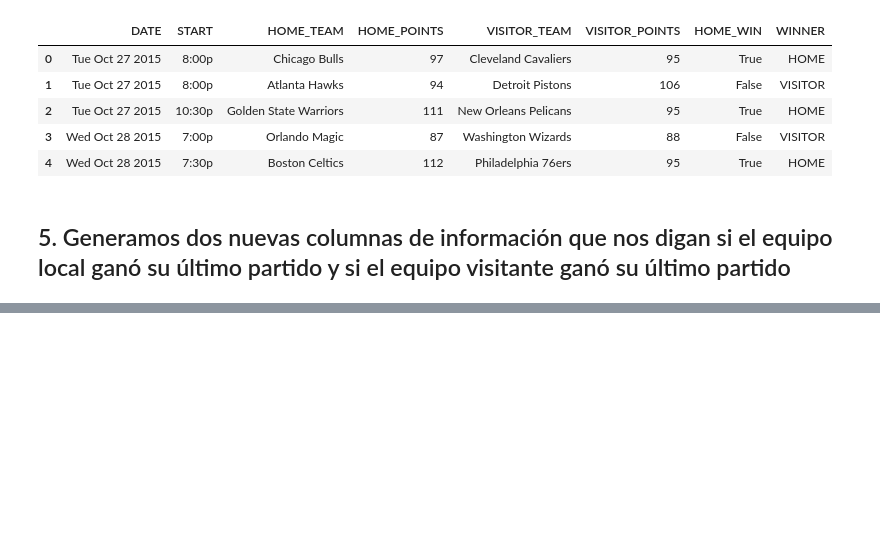
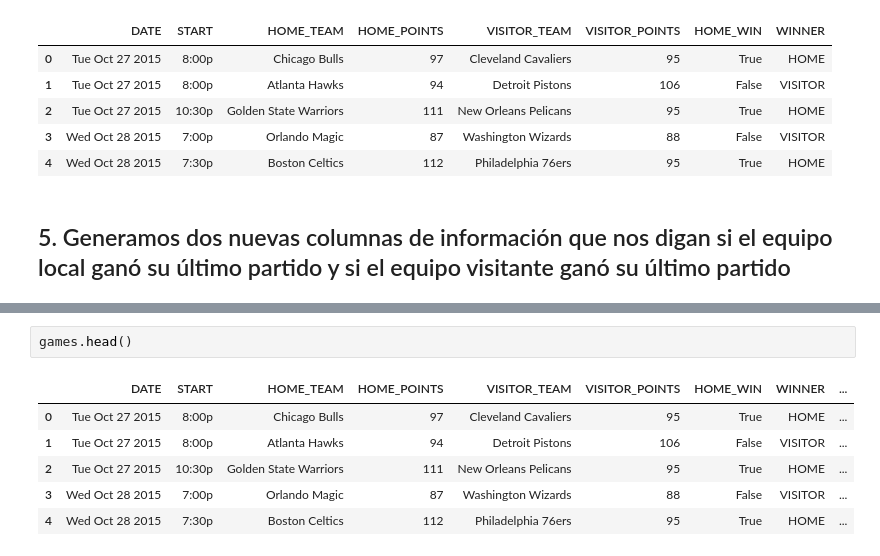
Before and after one commit to dragonnomada/kryteria-deep-learning, a Jupyter notebook: notebooks/S301 - Basketball Study.ipynb, the cells around one changed output, grey strips where cells are left out. Saved outputs shown, nothing was run; the diff lists cells and outputs as text; blank space fills up the shorter version.

```diff
--- a/notebooks/S301 - Basketball Study.ipynb
+++ b/notebooks/S301 - Basketball Study.ipynb
@@ -106,0 +315,9 @@ games[ (games["HOME_TEAM"] == "Chicago Bulls") | (games["VISITOR_TEAM"] == "Chic
+# %%
+games.head()
+# %% [output]
+|  | DATE | START | HOME_TEAM | HOME_POINTS | VISITOR_TEAM | VISITOR_POINTS | HOME_WIN | WINNER | ... |
+| 0 | Tue Oct 27 2015 | 8:00p | Chicago Bulls | 97 | Cleveland Cavaliers | 95 | True | HOME | ... |
+| 1 | Tue Oct 27 2015 | 8:00p | Atlanta Hawks | 94 | Detroit Pistons | 106 | False | VISITOR | ... |
+| 2 | Tue Oct 27 2015 | 10:30p | Golden State Warriors | 111 | New Orleans Pelicans | 95 | True | HOME | ... |
+| 3 | Wed Oct 28 2015 | 7:00p | Orlando Magic | 87 | Washington Wizards | 88 | False | VISITOR | ... |
+| 4 | Wed Oct 28 2015 | 7:30p | Boston Celtics | 112 | Philadelphia 76ers | 95 | True | HOME | ... |
```
Also changed, not shown: parts of 24 cells of this notebook, 1 other file.
